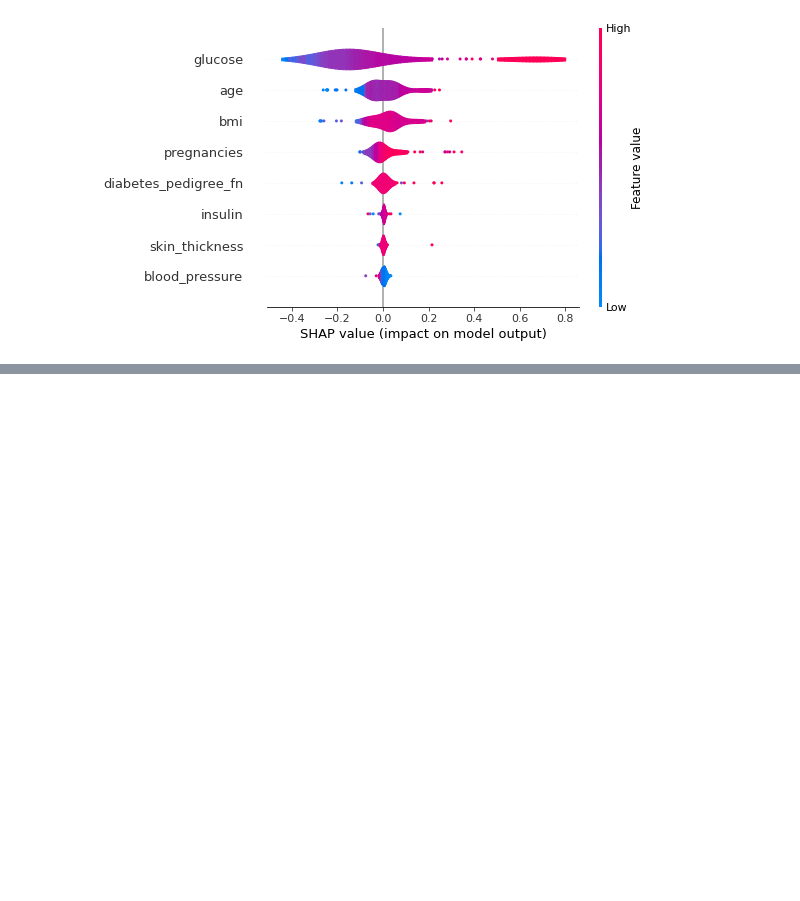
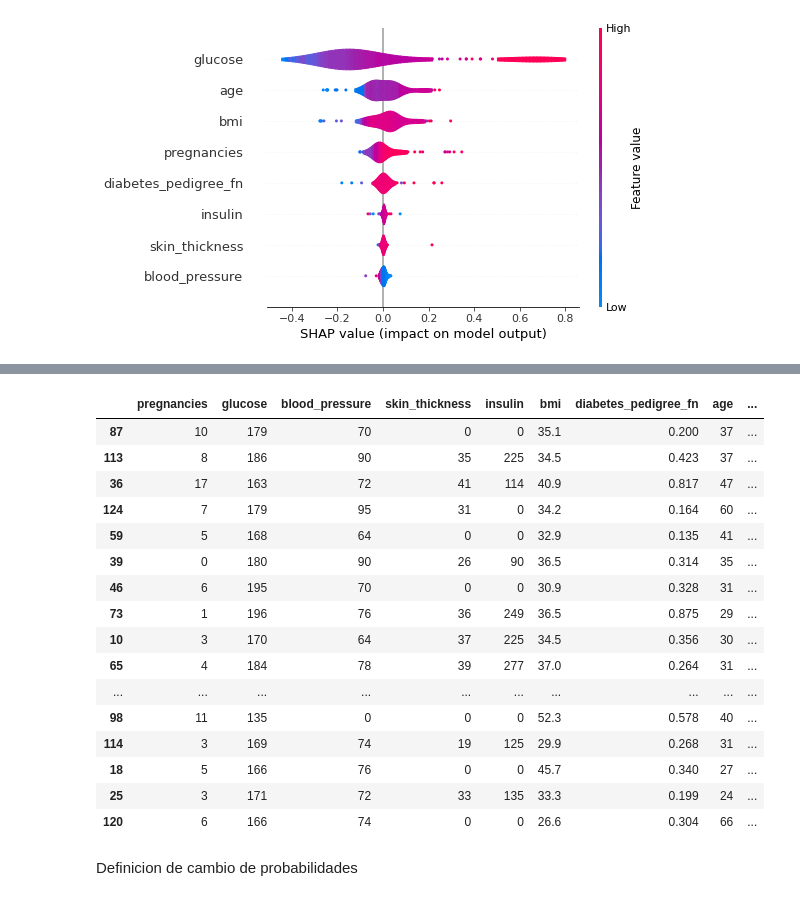
Before and after one commit to BrayannQuevedoBenito/Parcial2, a Jupyter notebook: Parcial2.ipynb, the cells around one changed output, grey strips where cells are left out. Saved outputs shown, nothing was run; the diff lists cells and outputs as text; code cells hidden in the pictures; blank space fills up the shorter version.

```diff
--- a/Parcial2.ipynb
+++ b/Parcial2.ipynb
@@ -223,0 +227,2 @@ shap.summary_plot(shap_values, plot_type = 'violin')
+# %%
+proba=model.predict_proba(features)[:,1]
@@ -223,0 +235,22 @@ shap.summary_plot(shap_values, plot_type = 'violin')
+# %%
+df.sort_values(by='probabilty',ascending=False).head(20)
+# %% [output]
+|  | pregnancies | glucose | blood_pressure | skin_thickness | insulin | bmi | diabetes_pedigree_fn | age | ... |
+| 87 | 10 | 179 | 70 | 0 | 0 | 35.1 | 0.200 | 37 | ... |
+| 113 | 8 | 186 | 90 | 35 | 225 | 34.5 | 0.423 | 37 | ... |
+| 36 | 17 | 163 | 72 | 41 | 114 | 40.9 | 0.817 | 47 | ... |
+| 124 | 7 | 179 | 95 | 31 | 0 | 34.2 | 0.164 | 60 | ... |
+| 59 | 5 | 168 | 64 | 0 | 0 | 32.9 | 0.135 | 41 | ... |
+| 39 | 0 | 180 | 90 | 26 | 90 | 36.5 | 0.314 | 35 | ... |
+| 46 | 6 | 195 | 70 | 0 | 0 | 30.9 | 0.328 | 31 | ... |
+| 73 | 1 | 196 | 76 | 36 | 249 | 36.5 | 0.875 | 29 | ... |
+| 10 | 3 | 170 | 64 | 37 | 225 | 34.5 | 0.356 | 30 | ... |
+| 65 | 4 | 184 | 78 | 39 | 277 | 37.0 | 0.264 | 31 | ... |
+| ... | ... | ... | ... | ... | ... | ... | ... | ... | ... |
+| 98 | 11 | 135 | 0 | 0 | 0 | 52.3 | 0.578 | 40 | ... |
+| 114 | 3 | 169 | 74 | 19 | 125 | 29.9 | 0.268 | 31 | ... |
+| 18 | 5 | 166 | 76 | 0 | 0 | 45.7 | 0.340 | 27 | ... |
+| 25 | 3 | 171 | 72 | 33 | 135 | 33.3 | 0.199 | 24 | ... |
+| 120 | 6 | 166 | 74 | 0 | 0 | 26.6 | 0.304 | 66 | ... |
+# %% [markdown]
+Definicion de cambio de probabilidades
```
Also changed, not shown: parts of 10 cells of this notebook.
